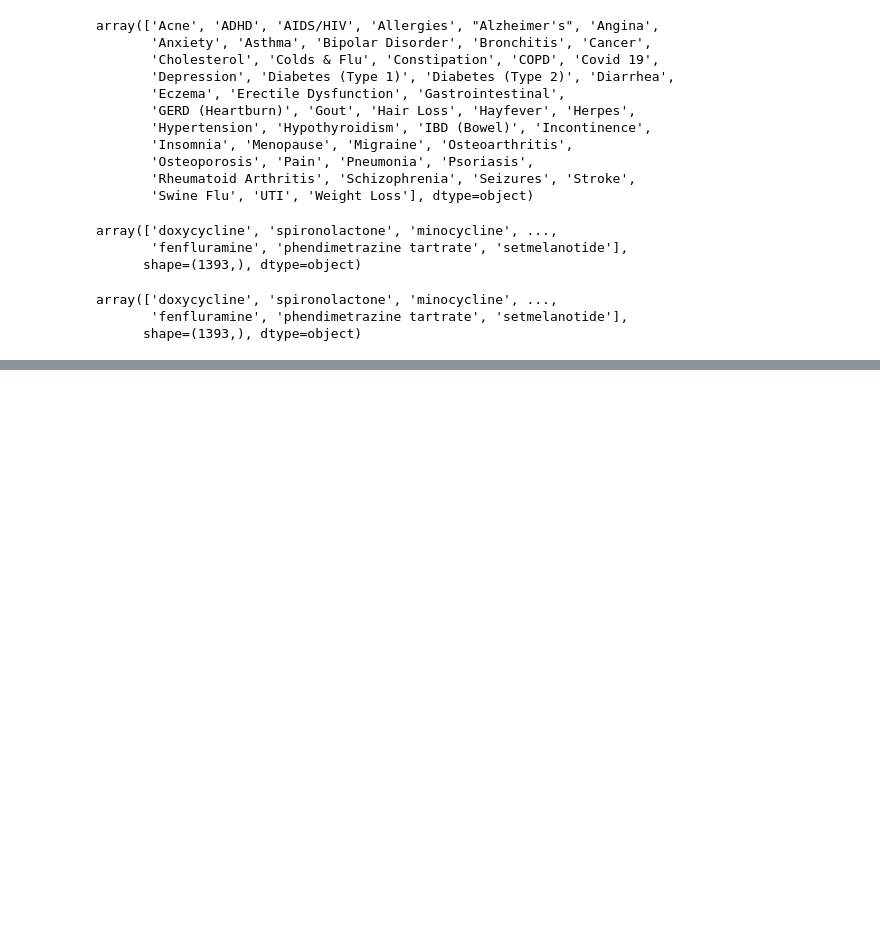
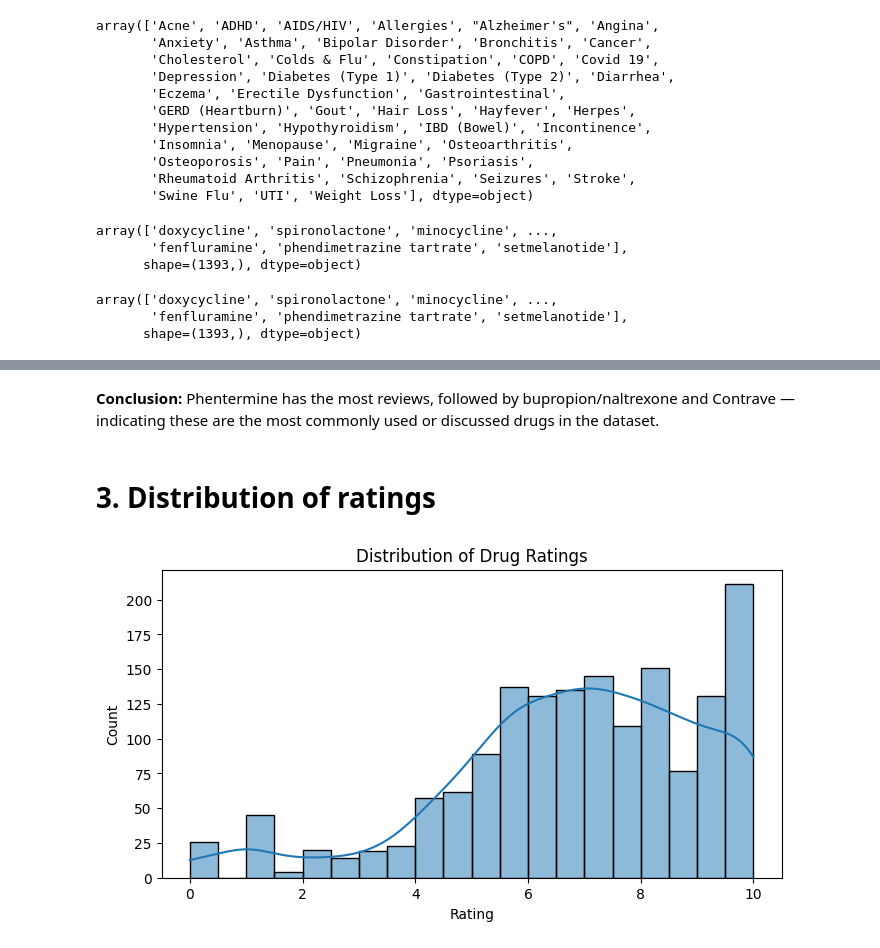
Before and after one commit to Iqra-Shaikh1503/Drug_side_effect_predictor, a Jupyter notebook: notebooks/EDA.ipynb, the cells around one changed output, grey strips where cells are left out. Saved outputs shown, nothing was run; the diff lists cells and outputs as text; code cells hidden in the pictures; blank space fills up the shorter version.

```diff
--- a/notebooks/EDA.ipynb
+++ b/notebooks/EDA.ipynb
@@ -104,0 +135,14 @@ array(['doxycycline', 'spironolactone', 'minocycline', ...,
+# %% [markdown]
+**Conclusion:**
+Phentermine has the most reviews, followed by bupropion/naltrexone and Contrave — indicating these are the most commonly used or discussed drugs in the dataset.
+# %% [markdown]
+# 3. Distribution of ratings
+# %%
+plt.figure(figsize=(8, 4))
+sns.histplot(df['rating'], bins=20, kde=True)
+plt.title("Distribution of Drug Ratings")
+plt.xlabel("Rating")
+plt.ylabel("Count")
+plt.show()
+# %% [output]
+[figure, added]
```
Also changed, not shown: parts of 20 cells of this notebook, 19 other files.
